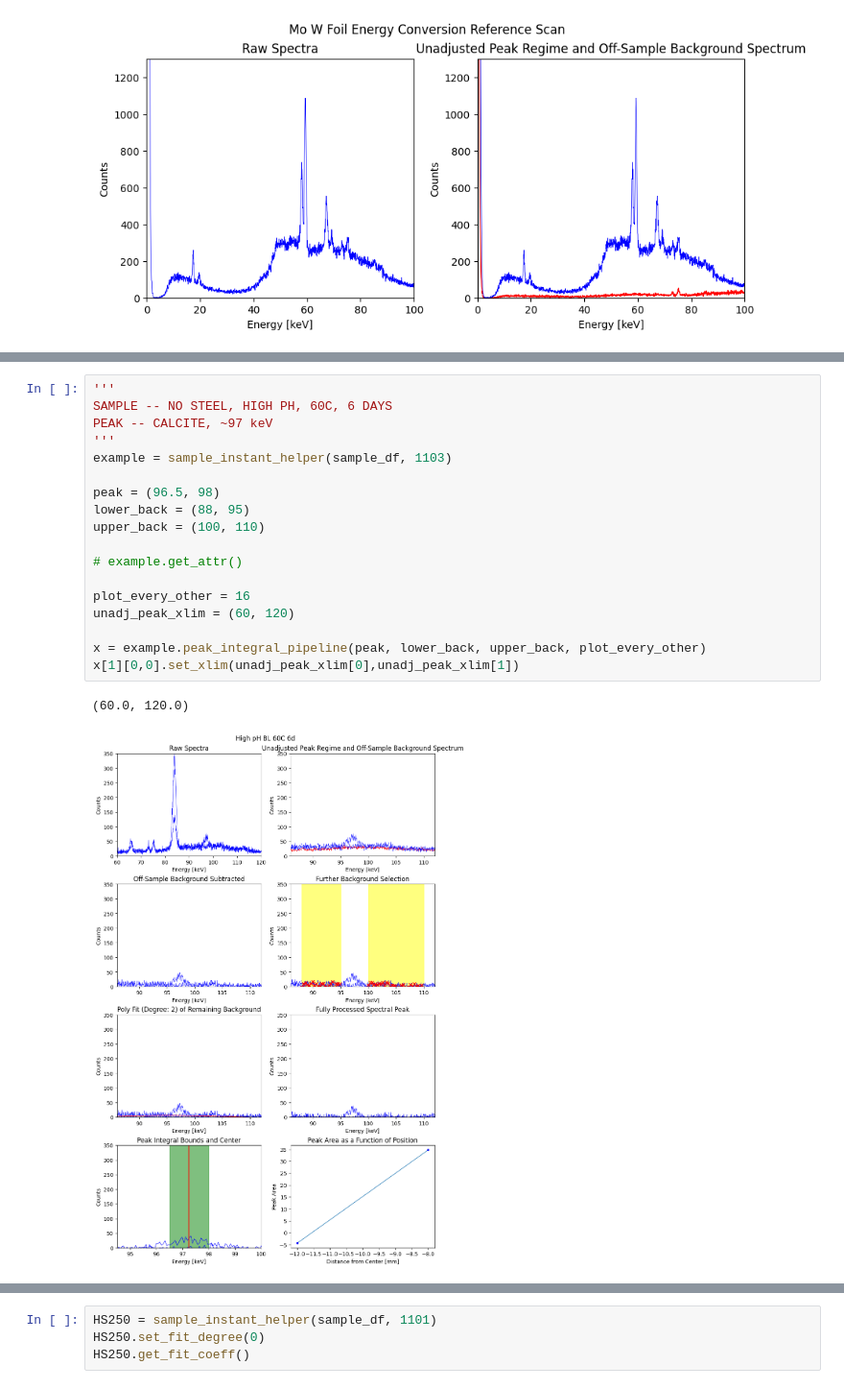
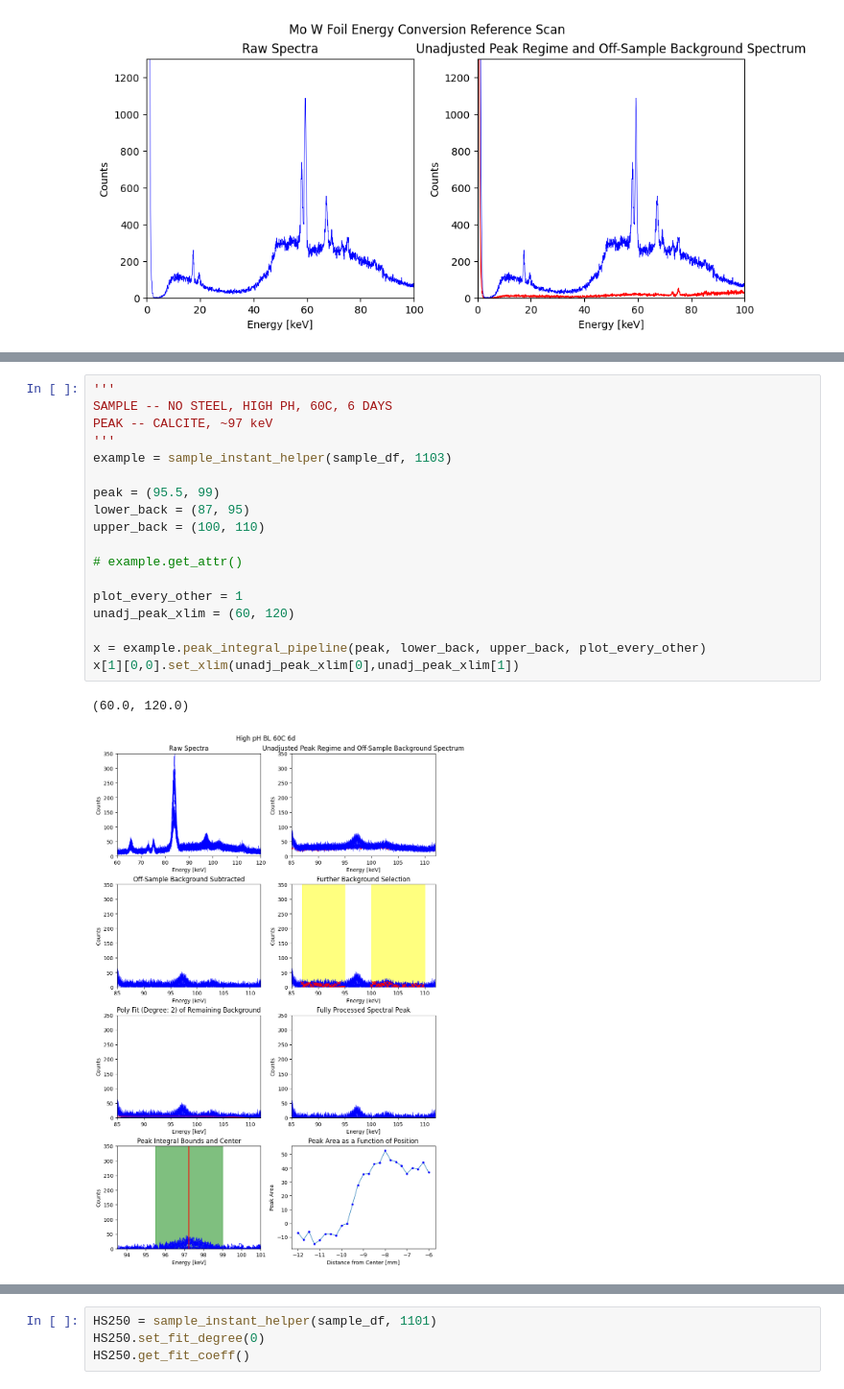
Before and after one commit to Seidler-Lab/EDX-Concrete-Analysis, a Jupyter notebook: EDXRD_20.ipynb, the cells around one changed output, grey strips where cells are left out. Shown at 96% size. Cells and saved outputs as stored; diff of their text form.

```diff
--- a/EDXRD_20.ipynb
+++ b/EDXRD_20.ipynb
@@ -646,24 +646,24 @@ x[1][0,0].set_xlim(unadj_peak_xlim[0],unadj_peak_xlim[1])
 # %%
 '''
 SAMPLE -- NO STEEL, HIGH PH, 60C, 6 DAYS
 PEAK -- CALCITE, ~97 keV
 '''
 example = sample_instant_helper(sample_df, 1103)
 
-peak = (96.5, 98)
-lower_back = (88, 95)
+peak = (95.5, 99)
+lower_back = (87, 95)
 upper_back = (100, 110)
 
 # example.get_attr()
 
-plot_every_other = 16
+plot_every_other = 1
 unadj_peak_xlim = (60, 120)
 
 x = example.peak_integral_pipeline(peak, lower_back, upper_back, plot_every_other)
 x[1][0,0].set_xlim(unadj_peak_xlim[0],unadj_peak_xlim[1])
 # %% [output]
 (60.0, 120.0)
-[figure, old version]
+[figure, new version]
 # %%
 test = sample_instant_helper(sample_df, 1103)
 
```
Also changed, not shown: parts of 8 cells of this notebook, 8 other files.
